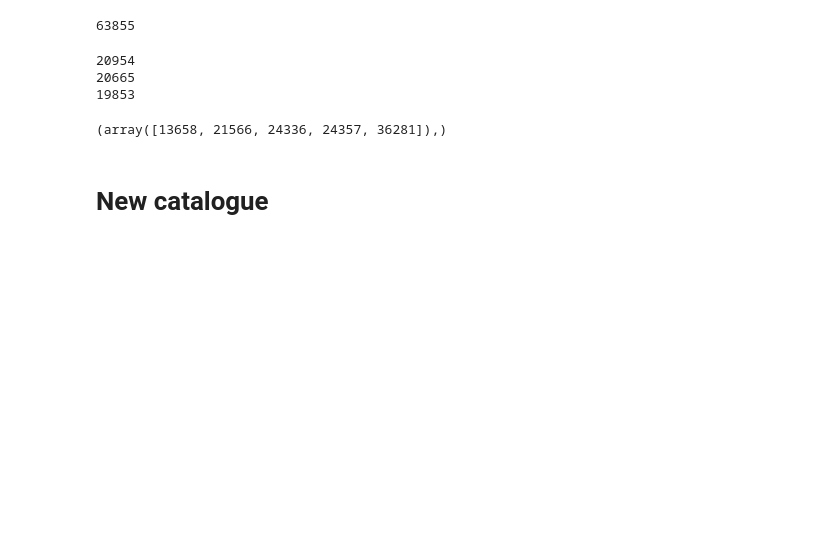
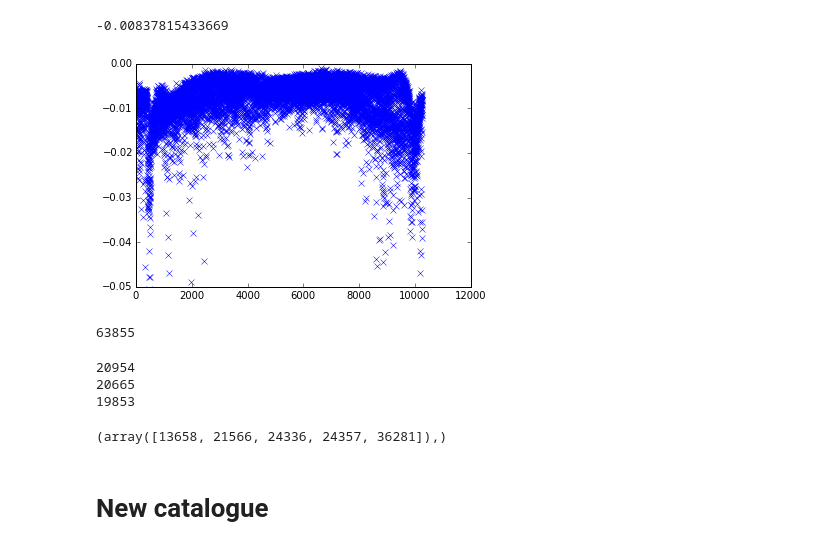
Before and after one commit to liamcoatman/thesis, a Jupyter notebook: code/chapter05/DefiningSample.ipynb, the cells around one changed output. Cells and saved outputs as stored; diff of their text form; code cells hidden in the pictures; blank space fills up the shorter version.

```diff
--- a/code/chapter05/DefiningSample.ipynb
+++ b/code/chapter05/DefiningSample.ipynb
@@ -9,6 +9,22 @@ from scipy.interpolate import interp1d
 import pandas as pd
 
 %matplotlib inline
+# %%
+# Main DR7Q
+dr7dat = Table.read('/data/sdss/DR7/dr7qso.fit')
+
+dr7dat['EBV'] = dr7dat['AU'] / 5.155
+dr7dat['UMAG_DERED_PAUL'] = dr7dat['UMAG'] - 4.875 * dr7dat['EBV']
+dr7dat['UMAG_DERED_SDSS'] = dr7dat['UMAG'] - dr7dat['AU']
+dr7dat = dr7dat[dr7dat['IMAG'] <= 19.1]
+dr7dat = dr7dat[(dr7dat['z'] > 2) & (dr7dat['z'] < 4)]
+# %%
+plt.plot(dr7dat['UMAG_DERED_SDSS'] - dr7dat['UMAG_DERED_PAUL'], marker='x', linestyle='')
+plt.ylim(-0.05, 0)
+print np.mean(dr7dat['UMAG_DERED_SDSS'] - dr7dat['UMAG_DERED_PAUL'])
+# %% [output]
+-0.00837815433669
+[figure, added]
 # %%
 dr7dat = Table.read('/data/sdss/DR7/dr7qso.fit')
 print len(dr7dat[dr7dat['IMAG'] < 19.1])
```
Also changed, not shown: 11 other files.
